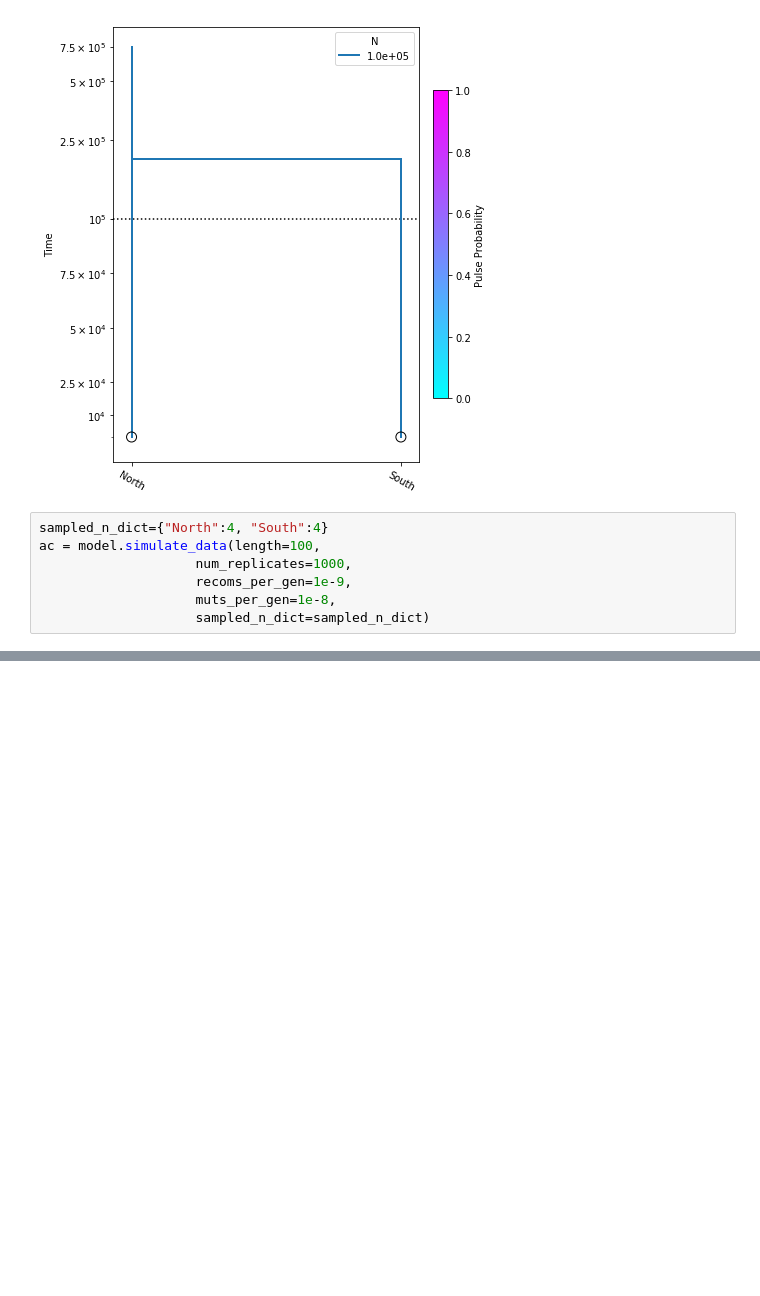
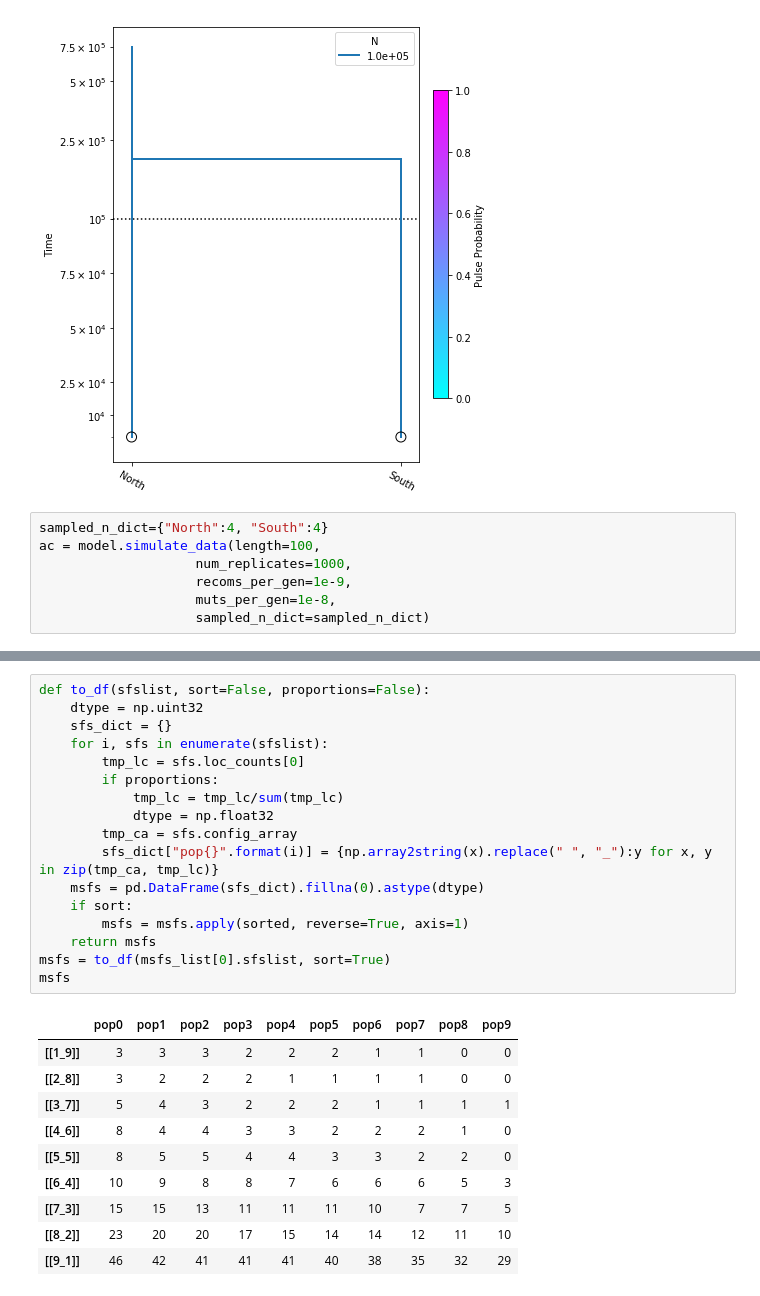
Before and after one commit to isaacovercast/PTA, a Jupyter notebook: jupyter-notebooks/PTA-Dev.ipynb, the cells around one changed output, grey strips where cells are left out. Drawn from its saved outputs; the diff is of its cells as text; blank space fills up the shorter version.

```diff
--- a/jupyter-notebooks/PTA-Dev.ipynb
+++ b/jupyter-notebooks/PTA-Dev.ipynb
@@ -243,0 +287,28 @@ NameError: name 'cutoff' is not defined
+# %%
+def to_df(sfslist, sort=False, proportions=False):
+    dtype = np.uint32
+    sfs_dict = {}
+    for i, sfs in enumerate(sfslist):
+        tmp_lc = sfs.loc_counts[0]
+        if proportions:
+            tmp_lc = tmp_lc/sum(tmp_lc)
+            dtype = np.float32
+        tmp_ca = sfs.config_array
+        sfs_dict["pop{}".format(i)] = {np.array2string(x).replace(" ", "_"):y for x, y in zip(tmp_ca, tmp_lc)}
+    msfs = pd.DataFrame(sfs_dict).fillna(0).astype(dtype)
+    if sort:
+        msfs = msfs.apply(sorted, reverse=True, axis=1)
+    return msfs
+msfs = to_df(msfs_list[0].sfslist, sort=True)
+msfs
+# %% [output]
+|  | pop0 | pop1 | pop2 | pop3 | pop4 | pop5 | pop6 | pop7 | pop8 | pop9 |
+| [[1_9]] | 3 | 3 | 3 | 2 | 2 | 2 | 1 | 1 | 0 | 0 |
+| [[2_8]] | 3 | 2 | 2 | 2 | 1 | 1 | 1 | 1 | 0 | 0 |
+| [[3_7]] | 5 | 4 | 3 | 2 | 2 | 2 | 1 | 1 | 1 | 1 |
+| [[4_6]] | 8 | 4 | 4 | 3 | 3 | 2 | 2 | 2 | 1 | 0 |
+| [[5_5]] | 8 | 5 | 5 | 4 | 4 | 3 | 3 | 2 | 2 | 0 |
+| [[6_4]] | 10 | 9 | 8 | 8 | 7 | 6 | 6 | 6 | 5 | 3 |
+| [[7_3]] | 15 | 15 | 13 | 11 | 11 | 11 | 10 | 7 | 7 | 5 |
+| [[8_2]] | 23 | 20 | 20 | 17 | 15 | 14 | 14 | 12 | 11 | 10 |
+| [[9_1]] | 46 | 42 | 41 | 41 | 41 | 40 | 38 | 35 | 32 | 29 |
```
Also changed, not shown: parts of 13 cells of this notebook.
